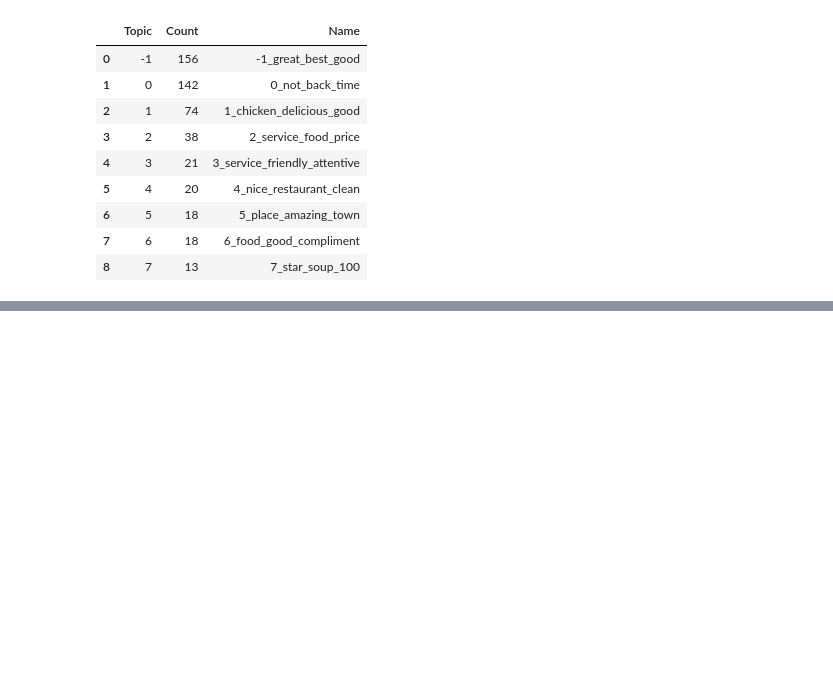
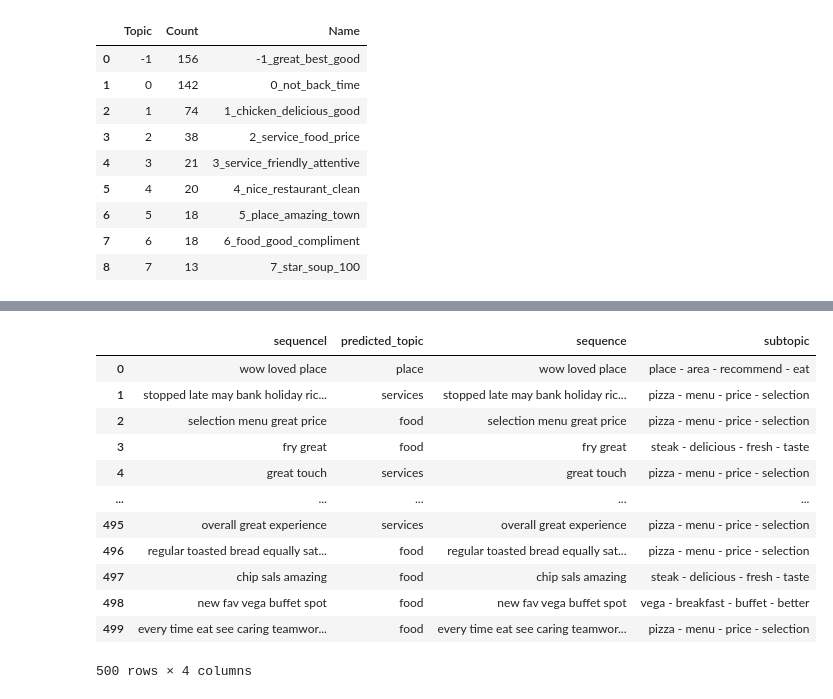
Before and after one commit to shreyasriram4/h2o2.ai, a Jupyter notebook: notebooks/voc_topicmodel_prototype.ipynb, the cells around one changed output, grey strips where cells are left out. Saved outputs shown, nothing was run; the diff lists cells and outputs as text; code cells hidden in the pictures; blank space fills up the shorter version.

```diff
--- a/notebooks/voc_topicmodel_prototype.ipynb
+++ b/notebooks/voc_topicmodel_prototype.ipynb
@@ -456,0 +525,20 @@ topic_model.get_topic_info()
+# %%
+bert_topic = model_bert.get_document_info(list(positive_df["cleaned_review"]))[["Document", "Top_n_words"]]
+
+bert_topic.columns = ["sequence", "subtopic"]
+# %%
+single_topic_prediction[["sequence", "predicted_topic"]].join(bert_topic, lsuffix = "l")
+# %% [output]
+|  | sequencel | predicted_topic | sequence | subtopic |
+| 0 | wow loved place | place | wow loved place | place - area - recommend - eat |
+| 1 | stopped late may bank holiday ric... | services | stopped late may bank holiday ric... | pizza - menu - price - selection |
+| 2 | selection menu great price | food | selection menu great price | pizza - menu - price - selection |
+| 3 | fry great | food | fry great | steak - delicious - fresh - taste |
+| 4 | great touch | services | great touch | pizza - menu - price - selection |
+| ... | ... | ... | ... | ... |
+| 495 | overall great experience | services | overall great experience | pizza - menu - price - selection |
+| 496 | regular toasted bread equally sat... | food | regular toasted bread equally sat... | pizza - menu - price - selection |
+| 497 | chip sals amazing | food | chip sals amazing | steak - delicious - fresh - taste |
+| 498 | new fav vega buffet spot | food | new fav vega buffet spot | vega - breakfast - buffet - better |
+| 499 | every time eat see caring teamwor... | food | every time eat see caring teamwor... | pizza - menu - price - selection |
+500 rows × 4 columns
```
Also changed, not shown: parts of 9 cells of this notebook.
